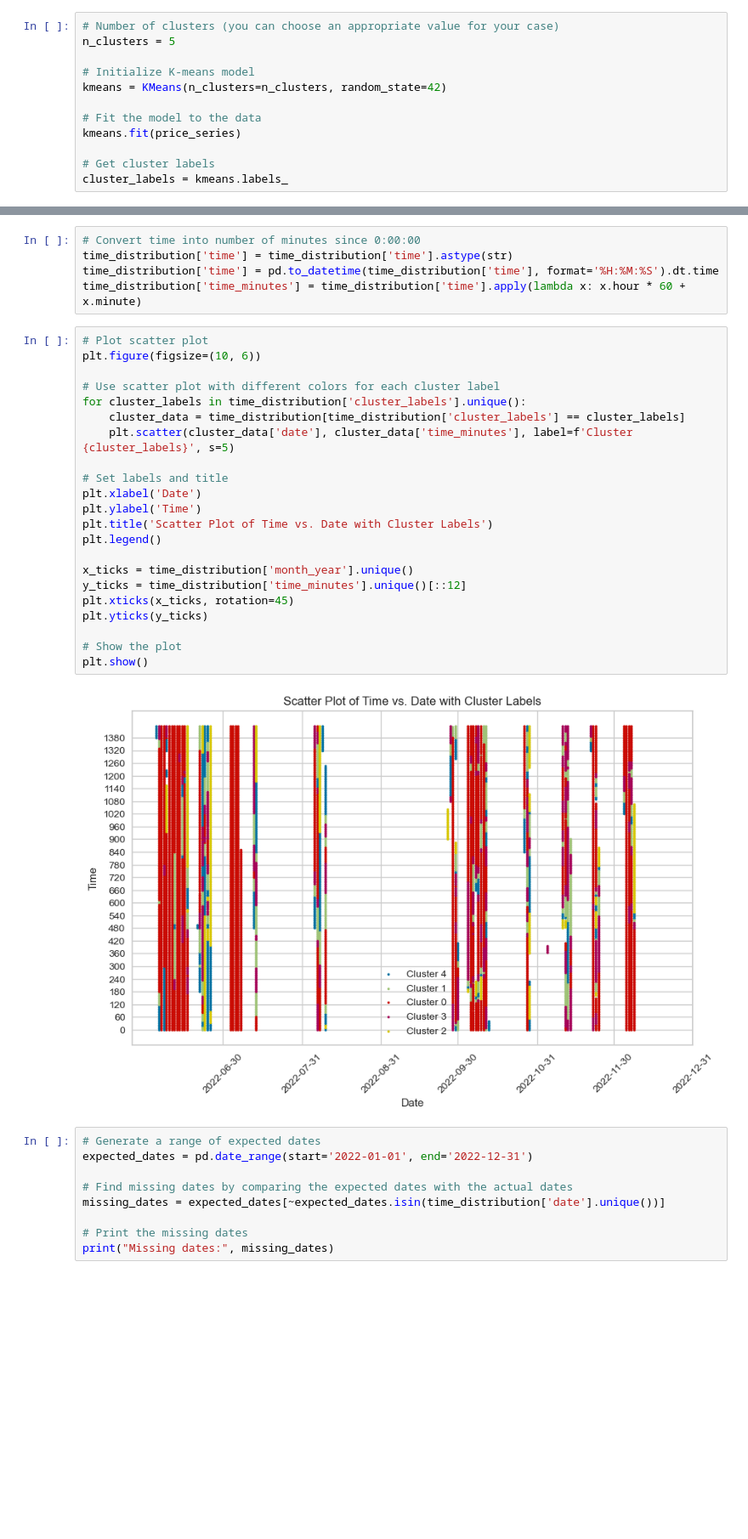
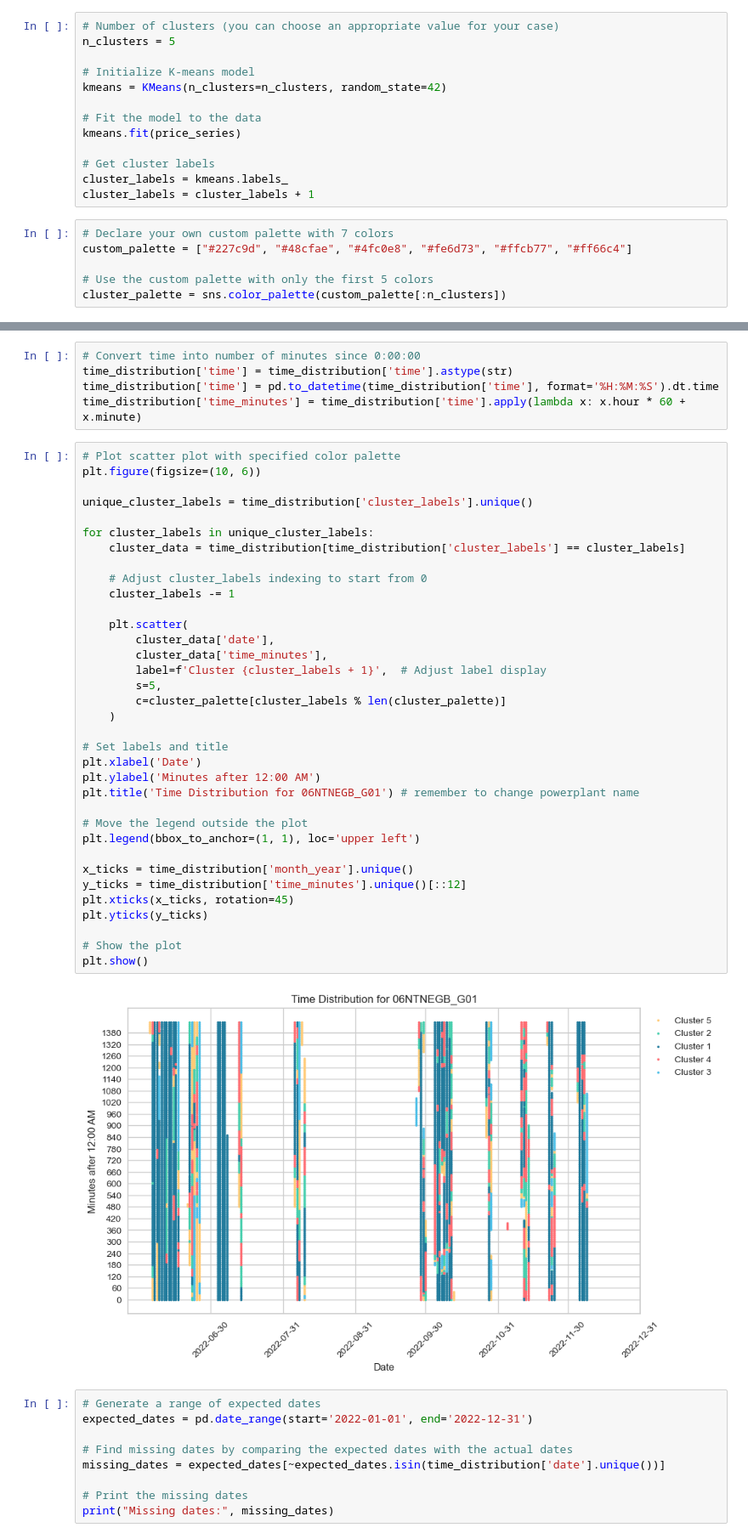
Before and after one commit to gbrosell/maroon-archers, a Jupyter notebook: 06NTNEGB_G01_clustering.ipynb, the cells around one changed output, grey strips where cells are left out. Shown at 85% size. Saved outputs shown, nothing was run; the diff lists cells and outputs as text; blank space fills up the shorter version.

Commit message:
ntnegb biomass new plots

```diff
--- a/06NTNEGB_G01_clustering.ipynb
+++ b/06NTNEGB_G01_clustering.ipynb
@@ -396,6 +397,13 @@ kmeans.fit(price_series)
 
 # Get cluster labels
 cluster_labels = kmeans.labels_
+cluster_labels = cluster_labels + 1
+# %%
+# Declare your own custom palette with 7 colors
+custom_palette = ["#227c9d", "#48cfae", "#4fc0e8", "#fe6d73", "#ffcb77", "#ff66c4"]
+
+# Use the custom palette with only the first 5 colors
+cluster_palette = sns.color_palette(custom_palette[:n_clusters])
 # %% [markdown]
 ### Snake plot
 # %%
@@ -616,29 +620,42 @@ time_distribution['time'] = time_distribution['time'].astype(str)
 time_distribution['time'] = pd.to_datetime(time_distribution['time'], format='%H:%M:%S').dt.time
 time_distribution['time_minutes'] = time_distribution['time'].apply(lambda x: x.hour * 60 + x.minute)
 # %%
-# Plot scatter plot
+# Plot scatter plot with specified color palette
 plt.figure(figsize=(10, 6))
 
-# Use scatter plot with different colors for each cluster label
-for cluster_labels in time_distribution['cluster_labels'].unique():
+unique_cluster_labels = time_distribution['cluster_labels'].unique()
+
+for cluster_labels in unique_cluster_labels:
     cluster_data = time_distribution[time_distribution['cluster_labels'] == cluster_labels]
-    plt.scatter(cluster_data['date'], cluster_data['time_minutes'], label=f'Cluster {cluster_labels}', s=5)
+
+    # Adjust cluster_labels indexing to start from 0
+    cluster_labels -= 1
+
+    plt.scatter(
+        cluster_data['date'],
+        cluster_data['time_minutes'],
+        label=f'Cluster {cluster_labels + 1}',  # Adjust label display
+        s=5,
+        c=cluster_palette[cluster_labels % len(cluster_palette)]
+    )
 
 # Set labels and title
 plt.xlabel('Date')
-plt.ylabel('Time')
-plt.title('Scatter Plot of Time vs. Date with Cluster Labels')
-plt.legend()
+plt.ylabel('Minutes after 12:00 AM')
+plt.title('Time Distribution for 06NTNEGB_G01') # remember to change powerplant name
+
+# Move the legend outside the plot
+plt.legend(bbox_to_anchor=(1, 1), loc='upper left')
 
 x_ticks = time_distribution['month_year'].unique()
 y_ticks = time_distribution['time_minutes'].unique()[::12]
 plt.xticks(x_ticks, rotation=45)
 plt.yticks(y_ticks)
 
 # Show the plot
 plt.show()
 # %% [output]
-[figure, old version]
+[figure, new version]
 # %%
 # Generate a range of expected dates
 expected_dates = pd.date_range(start='2022-01-01', end='2022-12-31')
```
Also changed, not shown: parts of 8 cells of this notebook.
